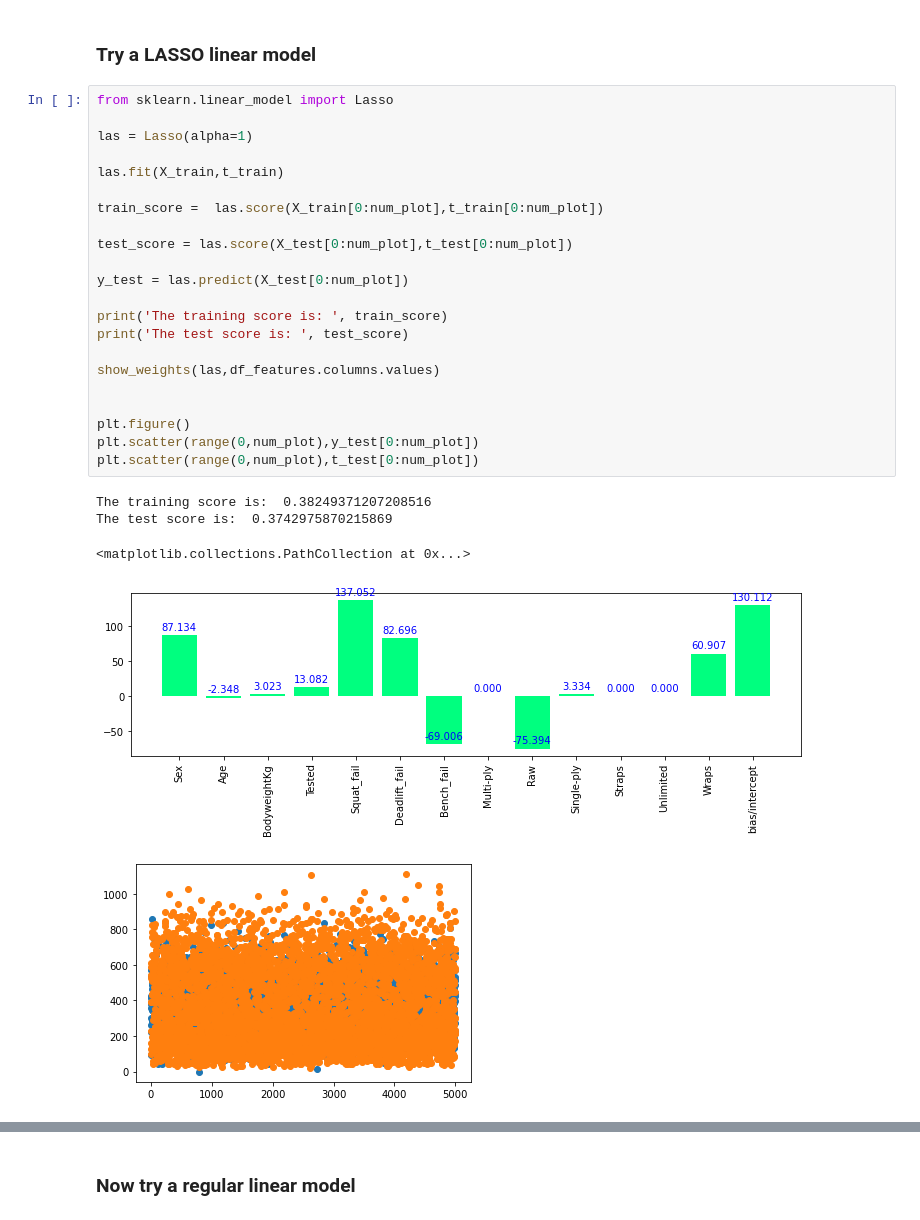
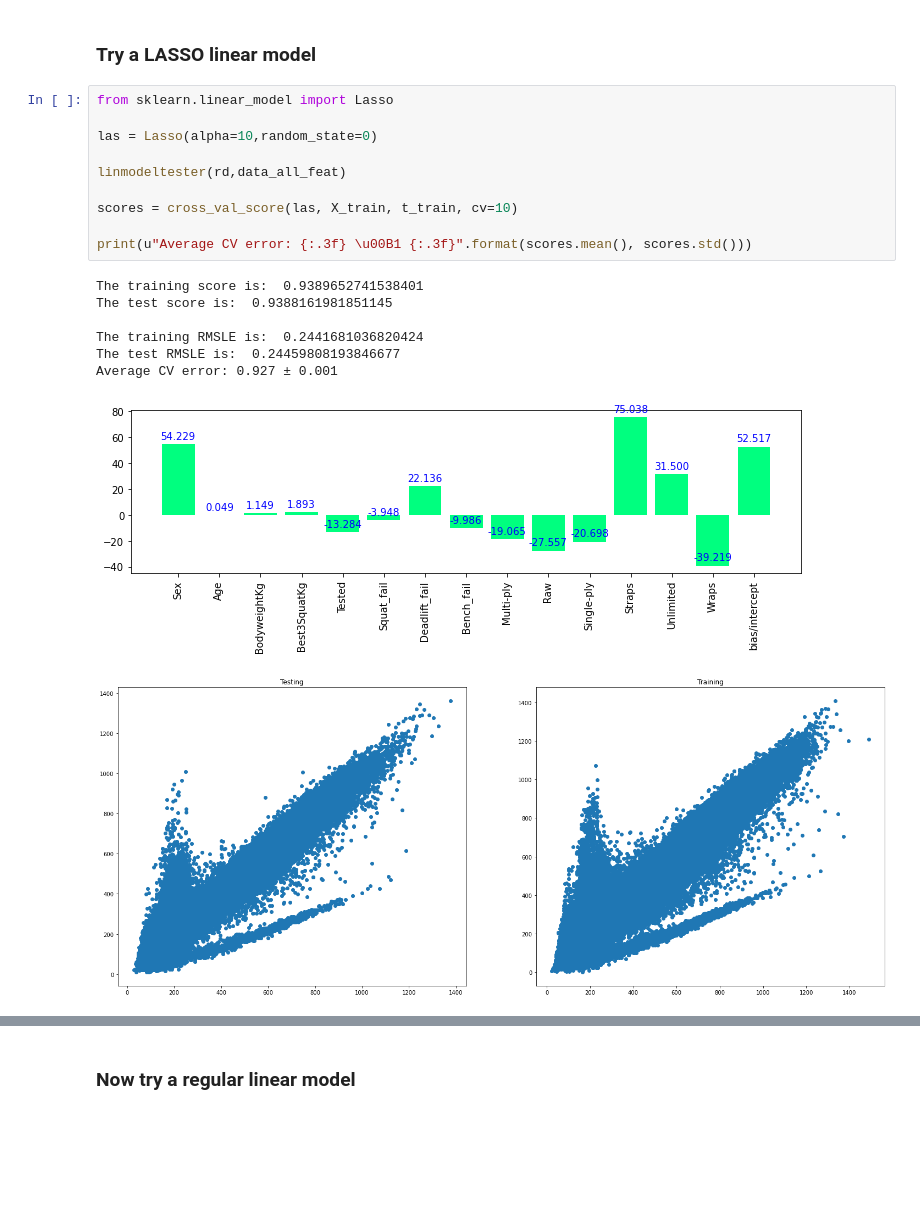
Before and after one commit to pbounds10/applliedML-5156_project, a Jupyter notebook: src/powerlifting.ipynb, the cells around one changed output, grey strips where cells are left out. Saved outputs shown, nothing was run; the diff lists cells and outputs as text; blank space fills up the shorter version.

```diff
--- a/src/powerlifting.ipynb
+++ b/src/powerlifting.ipynb
@@ -492,30 +608,21 @@ The test score is:  0.37331668159828924
 # %% [markdown]
 ### Try a LASSO linear model
-# %%
-from sklearn.linear_model import Lasso
-
-las = Lasso(alpha=1)
-
-las.fit(X_train,t_train)
-
-train_score =  las.score(X_train[0:num_plot],t_train[0:num_plot])
-
-test_score = las.score(X_test[0:num_plot],t_test[0:num_plot])
-
-y_test = las.predict(X_test[0:num_plot])
-
-print('The training score is: ', train_score)
-print('The test score is: ', test_score)
-
-show_weights(las,df_features.columns.values)
-
-
-plt.figure()
-plt.scatter(range(0,num_plot),y_test[0:num_plot])
-plt.scatter(range(0,num_plot),t_test[0:num_plot])
-# %% [output]
-The training score is:  0.38249371207208516
-The test score is:  0.3742975870215869
-<matplotlib.collections.PathCollection at 0x...>
-[figure, removed]
-[figure, removed]
+# %%
+from sklearn.linear_model import Lasso
+
+las = Lasso(alpha=10,random_state=0)
+
+linmodeltester(rd,data_all_feat)
+
+scores = cross_val_score(las, X_train, t_train, cv=10)
+
+print(u"Average CV error: {:.3f} \u00B1 {:.3f}".format(scores.mean(), scores.std()))
+# %% [output]
+The training score is:  0.9389652741538401
+The test score is:  0.9388161981851145
+
+The training RMSLE is:  0.2441681036820424
+The test RMSLE is:  0.24459808193846677
+Average CV error: 0.927 ± 0.001
+[figure, added]
+[figure, added]
```
Also changed, not shown: parts of 40 cells of this notebook.
